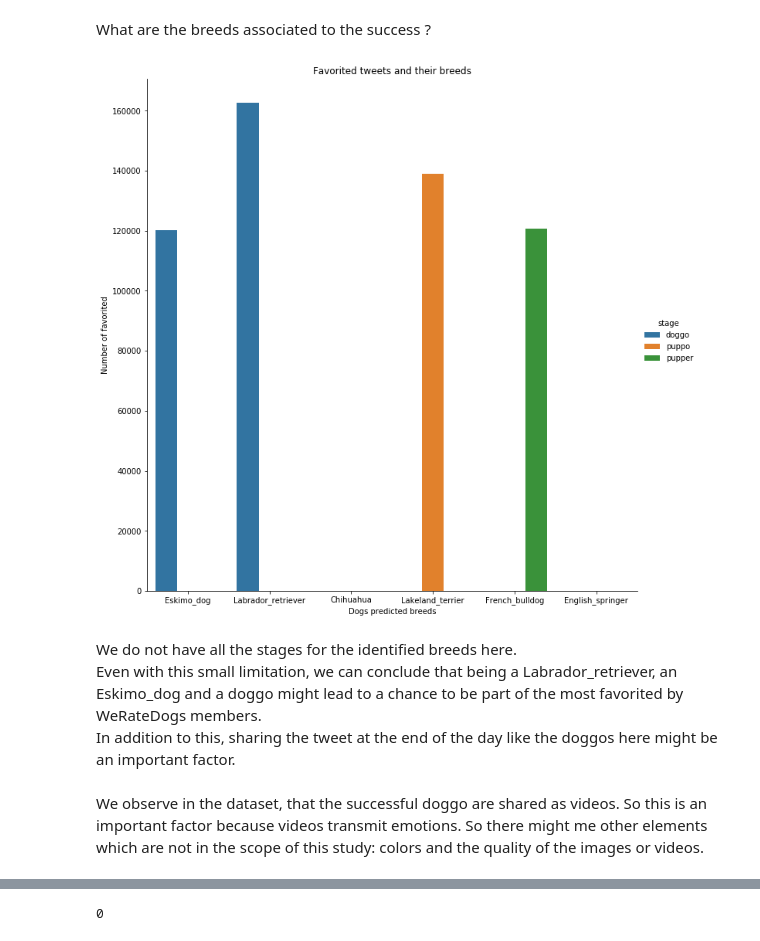
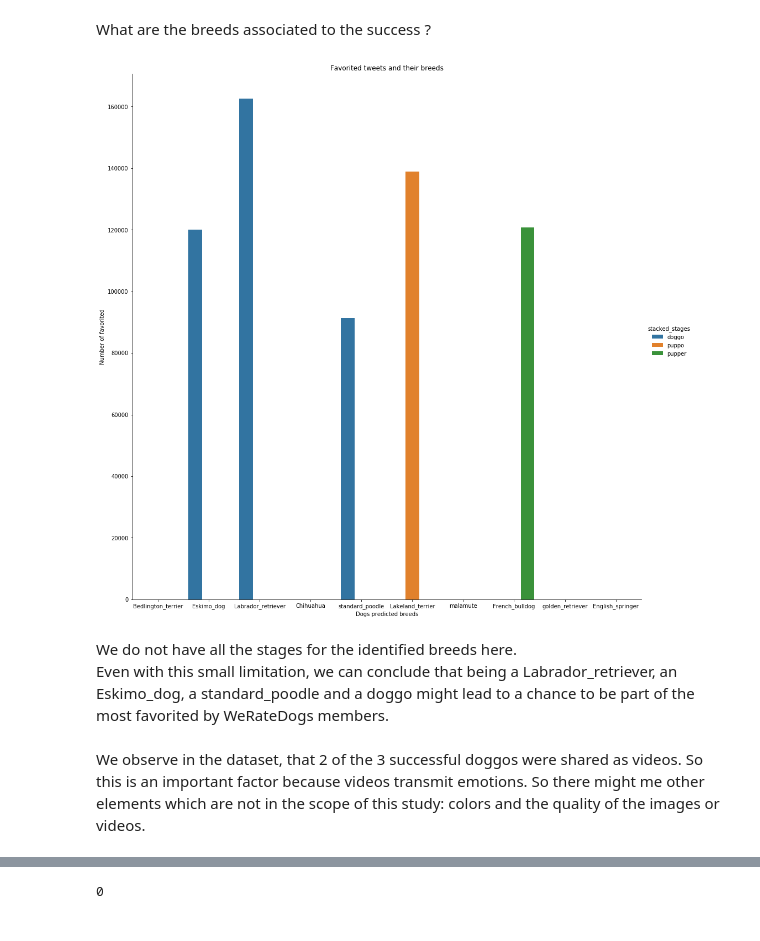
Before and after one commit to jlcossi/wrangle_and_analyze_data, a Jupyter notebook: wrangle_act.ipynb, the cells around one changed output, grey strips where cells are left out. Cells and saved outputs as stored; diff of their text form; code cells hidden in the pictures.

Commit message:
fix: rebuild visualizations from the new 'stages'

```diff
--- a/wrangle_act.ipynb
+++ b/wrangle_act.ipynb
@@ -1172,0 +1175,3 @@ We use categorical plots, as discovered from here : https://seaborn.pydata.org/t
+# %%
+# make a copy of the master dataset
+df_stages = df_master.copy()
@@ -1172,0 +1188,3 @@ We use categorical plots, as discovered from here : https://seaborn.pydata.org/t
+# %%
+# stack the copy on stage column, and get all the stages in a new column
+df_stages = df_stages.join(df_stages.stage.str.strip(',').str.split(',', expand=True).stack().reset_index(level=1, drop=True).rename('stacked_stages'))
@@ -1217,6 +1244,6 @@ Clearly we have more pupper pictures posted, because pupper pictures have been p
 Does the rating correlated to the most favorited ?
 # %%
 # Get the rating of the most favorited
-df_most_favorited = df_master.query('favorite_count > 100000')
+df_most_favorited = df_stages.query('favorite_count > 80000')
 df_most_favorited.rating.value_counts()
 # %% [output]
@@ -1252,16 +1281,15 @@ We observe this plot along with the statistics summary above. We confirm that th
 What are the breeds associated to the success ?
 # %%
 # Observe the breeds
-breedplot = sns.catplot(x="prediction", y="favorite_count", hue="stage", kind="bar", data=df_most_favorited, height=10);
+breedplot = sns.catplot(x="prediction", y="favorite_count", hue="stacked_stages", kind="bar", data=df_most_favorited, height=14);
 breedplot.set(title='Favorited tweets and their breeds', xlabel='Dogs predicted breeds', ylabel='Number of favorited');
 # %% [output]
-[figure, old version]
+[figure, new version]
 # %% [markdown]
 We do not have all the stages for the identified breeds here.
-Even with this small limitation, we can conclude that being a Labrador_retriever, an Eskimo_dog and a doggo might lead to a chance to be part of the most favorited by WeRateDogs members.
-In addition to this, sharing the tweet at the end of the day like the doggos here might be an important factor.
+Even with this small limitation, we can conclude that being a Labrador_retriever, an Eskimo_dog, a standard_poodle and a doggo might lead to a chance to be part of the most favorited by WeRateDogs members.
 # %% [markdown]
-We observe in the dataset, that the successful doggo are shared as videos. So this is an important factor because videos transmit emotions.
+We observe in the dataset, that 2 of the 3 successful doggos were shared as videos. So this is an important factor because videos transmit emotions.
 So there might me other elements which are not in the scope of this study: colors and the quality of the images or videos.
 # %%
 # The favorited tweets, including the breeds
```
Also changed, not shown: parts of 13 cells of this notebook.
